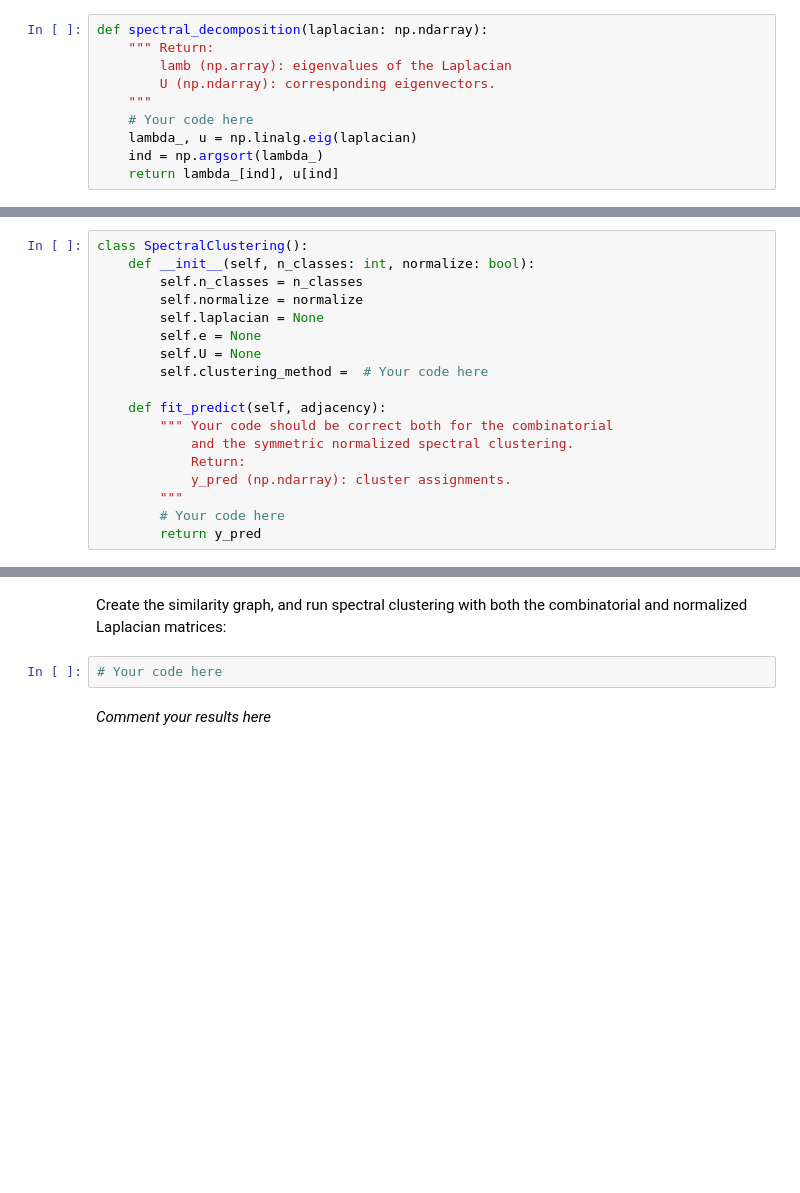
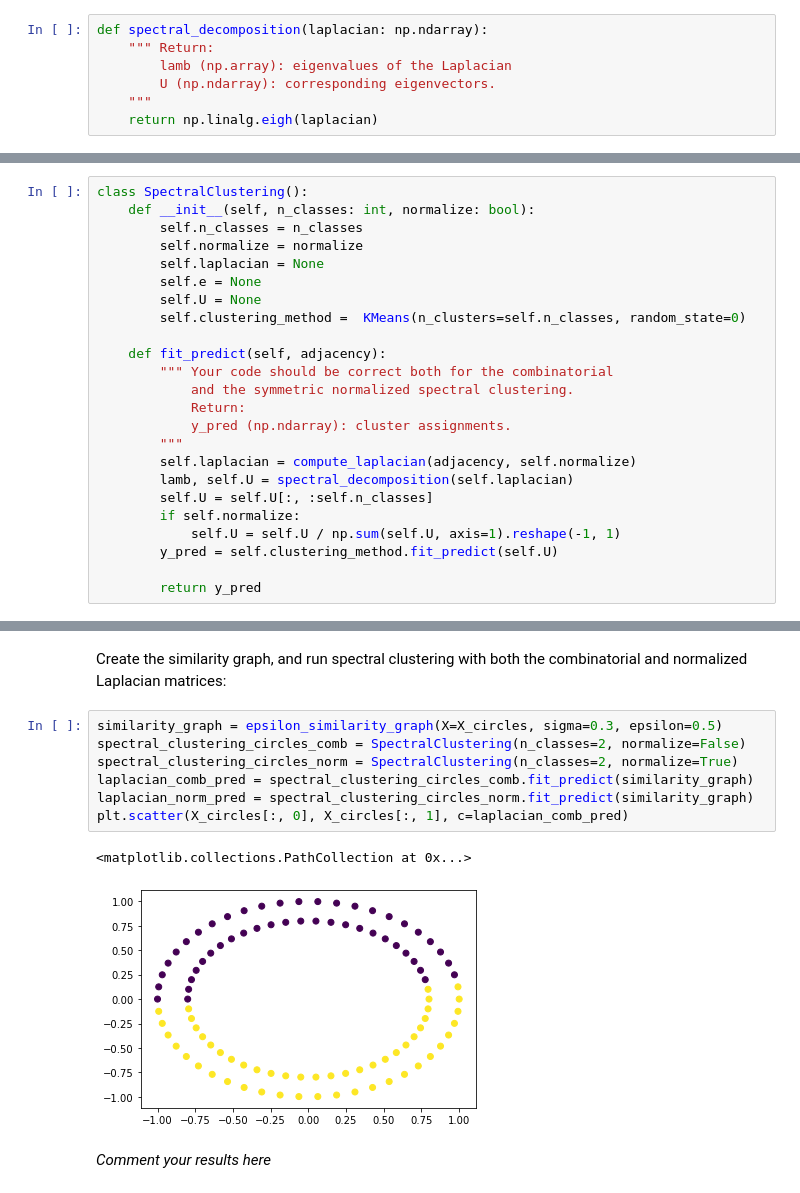
Before and after one commit to alielabridi/NTDS_2019, a Jupyter notebook: assignments/2_learning_with_graphs_tariq.ipynb, the cells around one changed output, grey strips where cells are left out. Saved outputs shown, nothing was run; the diff lists cells and outputs as text; blank space fills up the shorter version.

```diff
--- a/assignments/2_learning_with_graphs_tariq.ipynb
+++ b/assignments/2_learning_with_graphs_tariq.ipynb
@@ -145,10 +146,7 @@ def spectral_decomposition(laplacian: np.ndarray):
         lamb (np.array): eigenvalues of the Laplacian
         U (np.ndarray): corresponding eigenvectors.
     """
-    # Your code here
-    lambda_, u = np.linalg.eig(laplacian)
-    ind = np.argsort(lambda_)
-    return lambda_[ind], u[ind]
+    return np.linalg.eigh(laplacian)
 # %%
 lamb_comb, U_comb = spectral_decomposition(laplacian_comb)
 lamb_norm, U_norm = spectral_decomposition(laplacian_norm)
@@ -257,7 +247,7 @@ class SpectralClustering():
         self.laplacian = None
         self.e = None
         self.U = None
-        self.clustering_method =  # Your code here
+        self.clustering_method =  KMeans(n_clusters=self.n_classes, random_state=0)
 
     def fit_predict(self, adjacency):
         """ Your code should be correct both for the combinatorial
@@ -265,7 +255,13 @@ class SpectralClustering():
             Return:
             y_pred (np.ndarray): cluster assignments.
         """
-        # Your code here
+        self.laplacian = compute_laplacian(adjacency, self.normalize)
+        lamb, self.U = spectral_decomposition(self.laplacian)
+        self.U = self.U[:, :self.n_classes]
+        if self.normalize:
+            self.U = self.U / np.sum(self.U, axis=1).reshape(-1, 1)
+        y_pred = self.clustering_method.fit_predict(self.U)
+
         return y_pred
 # %%
 print("Connected components:", compute_number_connected_components(lamb_norm, threshold=1e-12))
@@ -288,7 +298,15 @@ Run K-means:
 # %% [markdown]
 Create the similarity graph, and run spectral clustering with both the combinatorial and normalized Laplacian matrices:
-# %%
-# Your code here
+# %%
+similarity_graph = epsilon_similarity_graph(X=X_circles, sigma=0.3, epsilon=0.5)
+spectral_clustering_circles_comb = SpectralClustering(n_classes=2, normalize=False)
+spectral_clustering_circles_norm = SpectralClustering(n_classes=2, normalize=True)
+laplacian_comb_pred = spectral_clustering_circles_comb.fit_predict(similarity_graph)
+laplacian_norm_pred = spectral_clustering_circles_norm.fit_predict(similarity_graph)
+plt.scatter(X_circles[:, 0], X_circles[:, 1], c=laplacian_comb_pred)
+# %% [output]
+<matplotlib.collections.PathCollection at 0x...>
+[figure, added]
 # %% [markdown]
 *Comment your results here*
 # %% [markdown]
```
Also changed, not shown: parts of 16 cells of this notebook.
